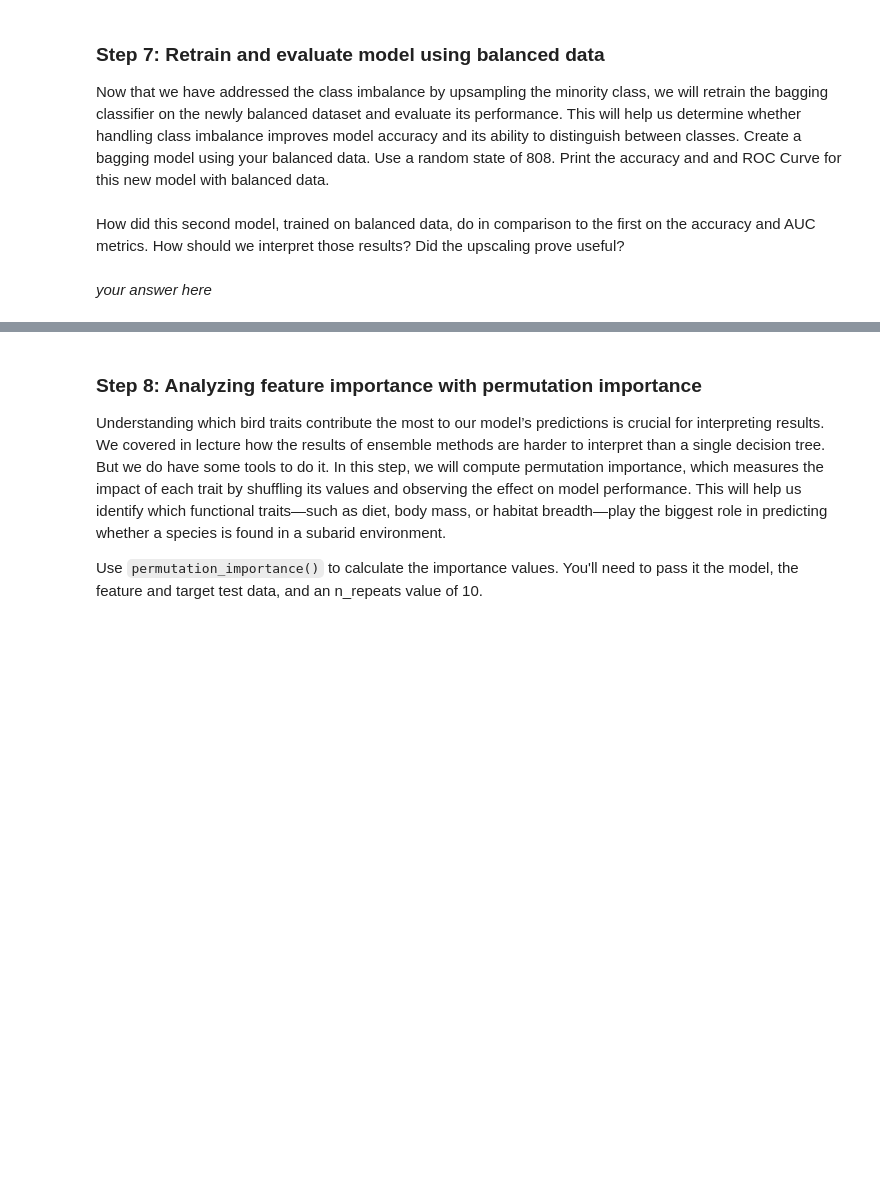
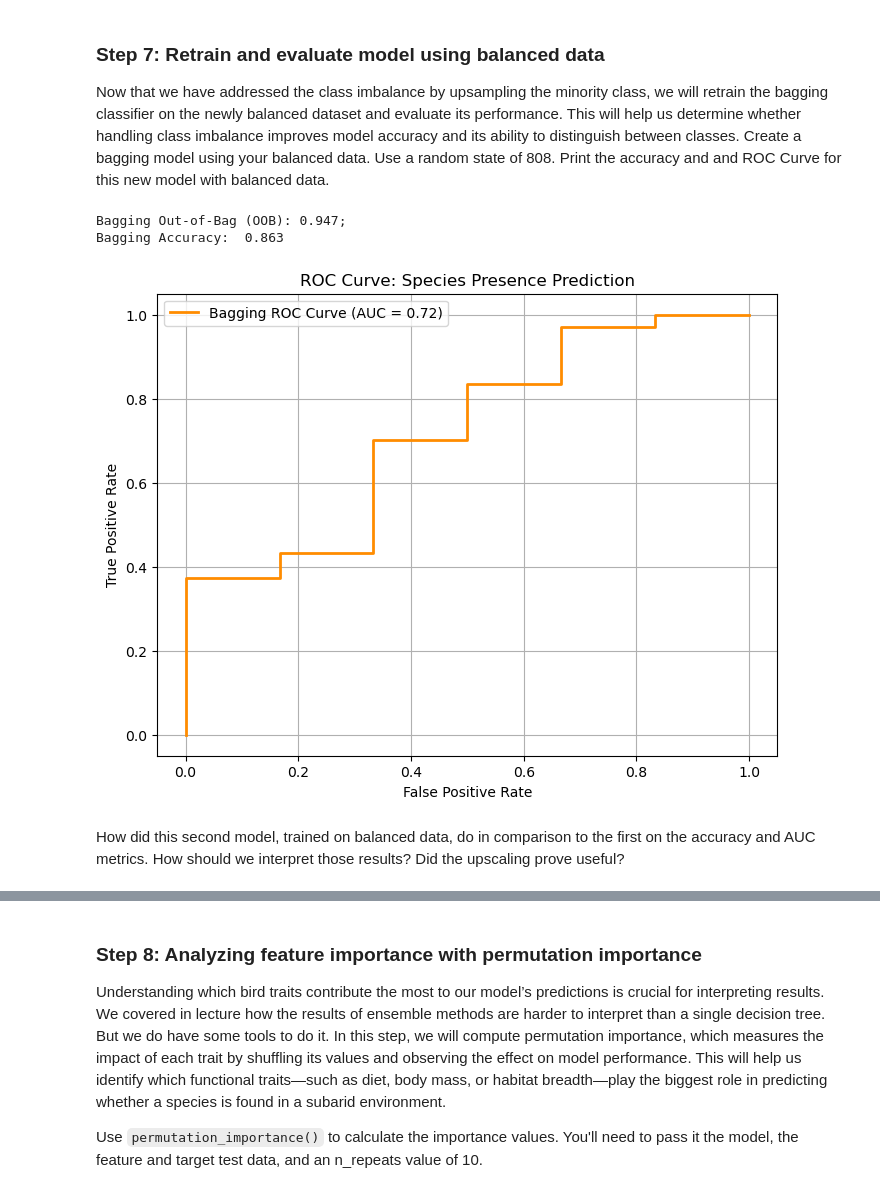
Before and after one commit to ZoeZhouJ/EDS232-labs, a Jupyter notebook: Week5/lab5-birds.ipynb, the cells around one changed output, grey strips where cells are left out. Drawn from its saved outputs; the diff is of its cells as text; code cells hidden in the pictures; blank space fills up the shorter version.

```diff
--- a/Week5/lab5-birds.ipynb
+++ b/Week5/lab5-birds.ipynb
@@ -166,7 +253,49 @@ Merge the original majority class with the newly upsampled minority class.
 ### Step 7: Retrain and evaluate model using balanced data
 
 Now that we have addressed the class imbalance by upsampling the minority class, we will retrain the bagging classifier on the newly balanced dataset and evaluate its performance. This will help us determine whether handling class imbalance improves model accuracy and its ability to distinguish between classes. Create a bagging model using your balanced data. Use a random state of 808. Print the accuracy and and ROC Curve for this new model with balanced data.
+# %%
+# initialize bagging classifier
+bagging_2 = BaggingClassifier(
+    #estimator = DecisionTreeClassifier(),
+    n_estimators = 100, # Number of trees in bag
+    oob_score = True,
+    bootstrap = True,
+    random_state = 808
+)
+
+# Train the model with balanced data
+bagging_2.fit(X_train_balanced, y_train_balanced)
+
+# Make predictions
+y_preds_2 = bagging_2.predict(X_test)
+y_proba_2 = bagging_2.predict_proba(X_test)[:,1]
+
+# Calculate bagging accuracy score
+bagging_accuracy_2 = accuracy_score(y_test, y_preds_2)
+oob_score_2 = bagging_2.oob_score_
+# Print and compare
+print(f"Bagging Out-of-Bag (OOB):{oob_score_2: .3f};\nBagging Accuracy: {bagging_accuracy_2: .3f}")
+
+# Calculate ROC Curve
+fpr_2, tpr_2, _ = roc_curve(y_test, y_proba_2)
+# Get AUC
+roc_auc_bagging_2 = roc_auc_score(y_test, y_proba_2)
+
+# Plot ROC
+plt.figure(figsize=(8,6))
+
+# Logistic curve
+plt.plot(fpr_2, tpr_2, color='darkorange', lw=2, label=f'Bagging ROC Curve (AUC = {roc_auc_bagging_2:.2f})')
+
+plt.title('ROC Curve: Species Presence Prediction')
+plt.ylabel('True Positive Rate')
+plt.xlabel('False Positive Rate')
+plt.legend()
+plt.grid(True)
+plt.show()
+# %% [output]
+Bagging Out-of-Bag (OOB): 0.947;
+Bagging Accuracy:  0.863
+[figure, added]
 # %% [markdown]
 How did this second model, trained on balanced data, do in comparison to the first on the accuracy and AUC metrics.  How should we interpret those results?  Did the upscaling prove useful?
-# %% [markdown]
-*your answer here*
```
Also changed, not shown: parts of 17 cells of this notebook, 2 other files.
